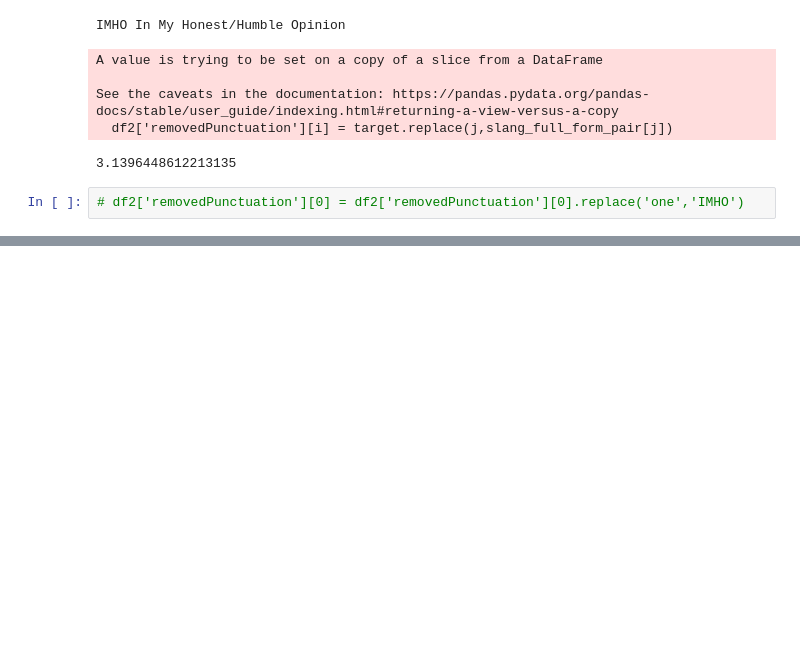
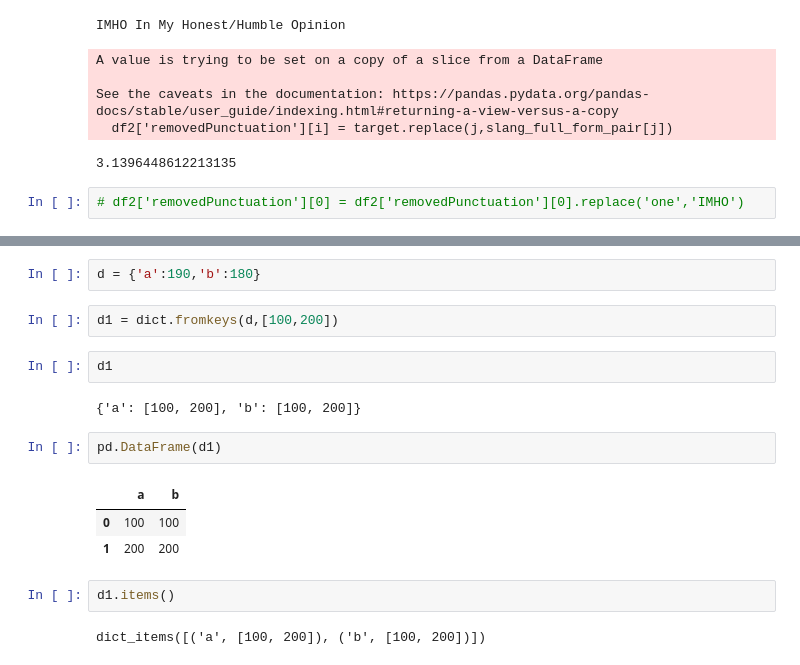
Before and after one commit to dasaditya1999/Natural-Language-Processing, a Jupyter notebook: Text_PreProcessing_Techniques.ipynb, the cells around one changed output, grey strips where cells are left out. Drawn from its saved outputs; the diff is of its cells as text; blank space fills up the shorter version.

```diff
--- a/Text_PreProcessing_Techniques.ipynb
+++ b/Text_PreProcessing_Techniques.ipynb
@@ -442,0 +497,18 @@ Lemmatization is the same technique as the Stemming. The difference in between s
+# %%
+d = {'a':190,'b':180}
+# %%
+d1 = dict.fromkeys(d,[100,200])
+# %%
+d1
+# %% [output]
+{'a': [100, 200], 'b': [100, 200]}
+# %%
+pd.DataFrame(d1)
+# %% [output]
+|  | a | b |
+| 0 | 100 | 100 |
+| 1 | 200 | 200 |
+# %%
+d1.items()
+# %% [output]
+dict_items([('a', [100, 200]), ('b', [100, 200])])
```
Also changed, not shown: parts of 101 cells of this notebook, 1 other file.
